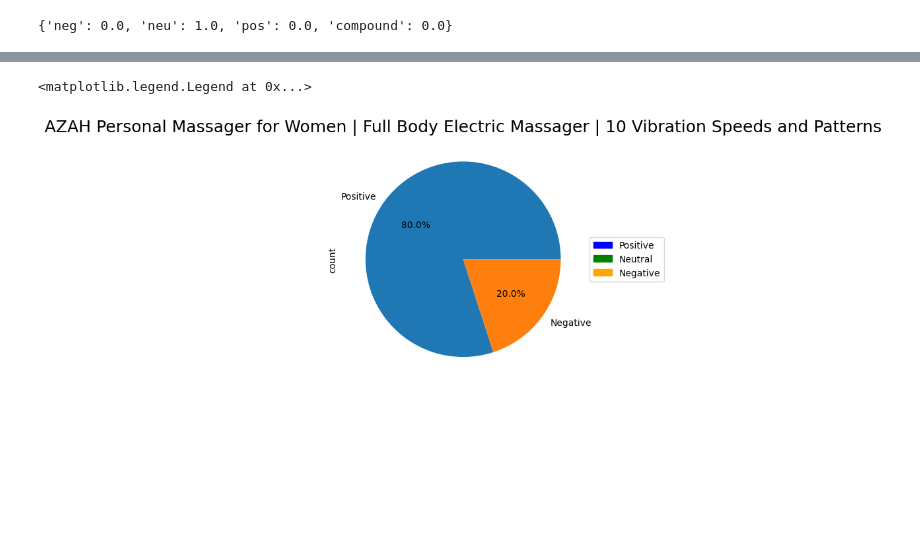
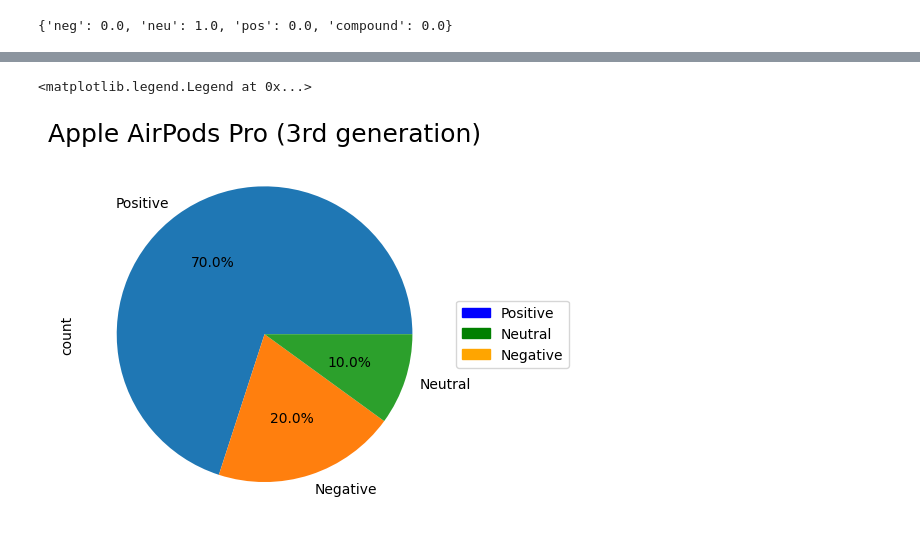
Before and after one commit to HasiniChekuri/Amazon-Review-Sentiment-Analyzer, a Jupyter notebook: Amazon_reviews_SentimentAnalysis.ipynb, the cells around one changed output, grey strips where cells are left out. Drawn from its saved outputs; the diff is of its cells as text; code cells hidden in the pictures; blank space fills up the shorter version.

```diff
--- a/Amazon_reviews_SentimentAnalysis.ipynb
+++ b/Amazon_reviews_SentimentAnalysis.ipynb
@@ -1,5 +1,5 @@
 # %%
-url = "https://www.amazon.in/AZAH-AZAH_Massager-Body-Massager/product-reviews/B0B2R6BF1R/ref=cm_cr_dp_d_show_all_btm?ie=UTF8&reviewerType=all_reviews"
+url="https://www.amazon.in/Apple-MME73HN-A-AirPods-3rd-Generation/product-reviews/B09JRDN6PL/ref=cm_cr_dp_d_show_all_btm?ie=UTF8&reviewerType=all_reviews"
 # %%
 pip install requests
 # %% [output]
@@ -311,11 +314,11 @@ df
 # %%
 
 pie = df['Score'].value_counts().plot(kind="pie", autopct='%1.1f%%', labels=['Positive', 'Negative' , 'Neutral'])
-pie.set_title("AZAH Personal Massager for Women | Full Body Electric Massager | 10 Vibration Speeds and Patterns", fontsize=18)
+pie.set_title("Apple AirPods Pro (3rd generation)", fontsize=18)
 Positive = mpatches.Patch(color='blue', label='Positive')
 Neutral = mpatches.Patch(color='green', label='Neutral')
 Negative = mpatches.Patch(color='orange', label='Negative')
 plt.legend(handles=[Positive,Neutral,Negative], loc='center left', bbox_to_anchor=(1, 0.5))
 # %% [output]
 <matplotlib.legend.Legend at 0x...>
-[figure, old version]
+[figure, new version]
```
Also changed, not shown: parts of 21 cells of this notebook, 1 other file.
